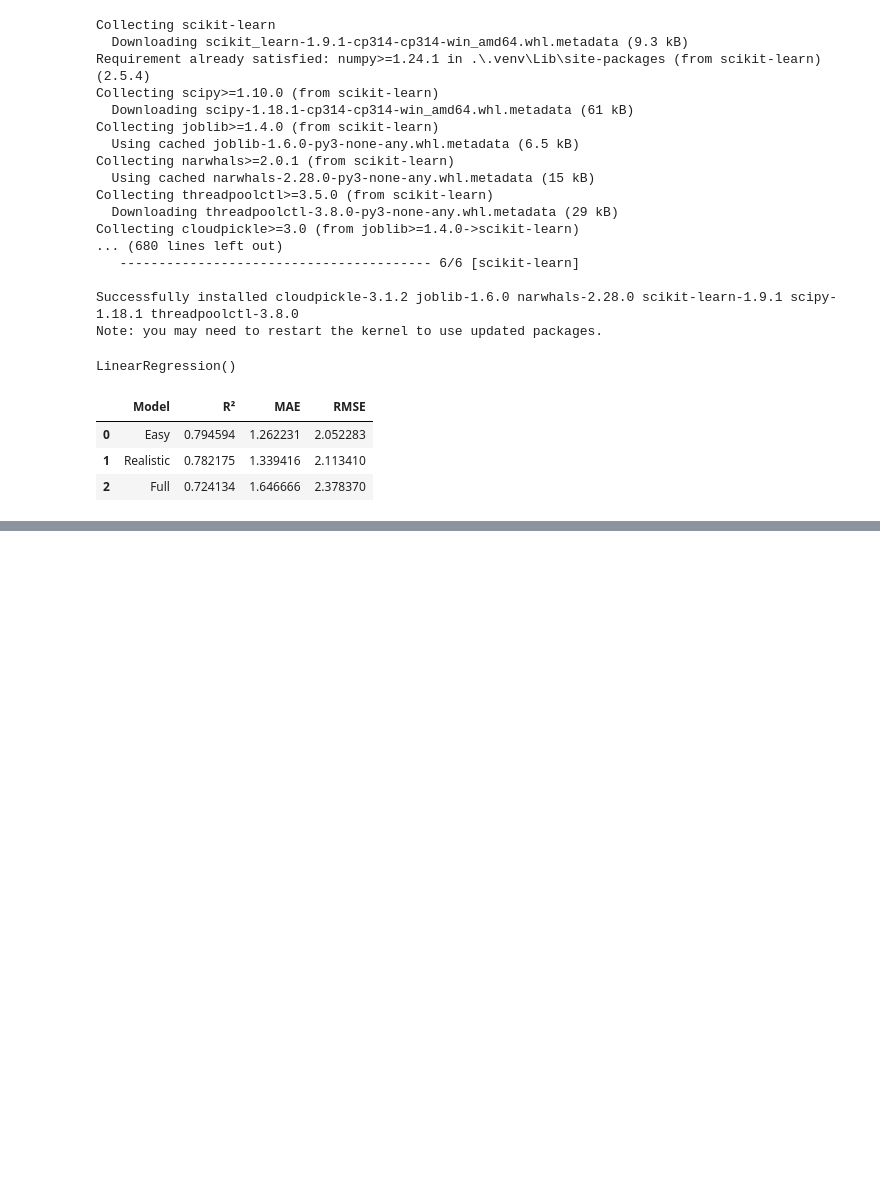
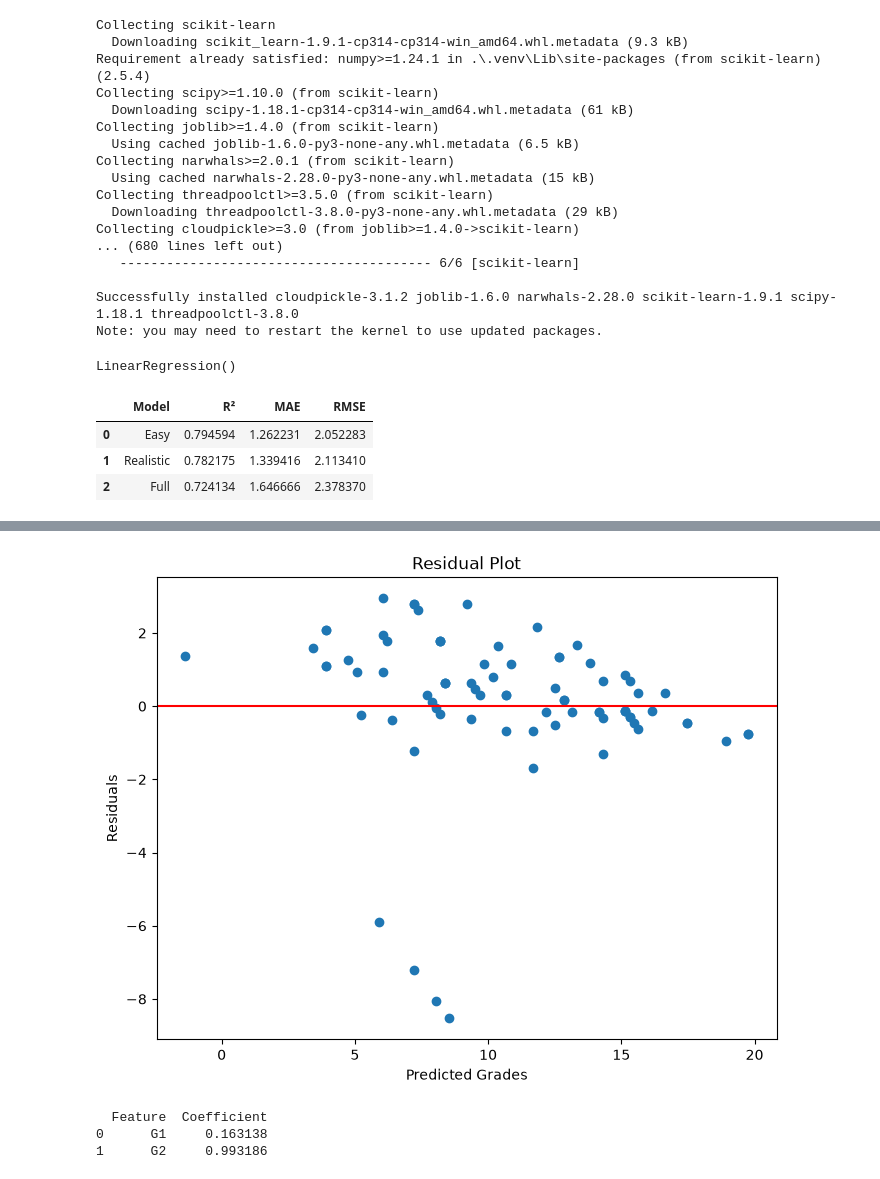
Before and after one commit to Udaykirankota32/Student-Performance-Prediction-System, a Jupyter notebook: 001_data_understanding.ipynb, the cells around one changed output, grey strips where cells are left out. Drawn from its saved outputs; the diff is of its cells as text; code cells hidden in the pictures; blank space fills up the shorter version.

```diff
--- a/001_data_understanding.ipynb
+++ b/001_data_understanding.ipynb
@@ -802,0 +823,13 @@ comparison
+# %%
+#Residual Analysis:For the Prediction errors
+residuals = y_test_easy - y_pred_easy
+
+plt.figure(figsize=(8,6))
+plt.scatter(y_pred_easy, residuals)
+plt.axhline(y=0, color='red')
+plt.xlabel("Predicted Grades")
+plt.ylabel("Residuals")
+plt.title("Residual Plot")
+plt.show()
+# %% [output]
+[figure, added]
@@ -802,0 +838,12 @@ comparison
+# %%
+#Coefficients:
+coefficients = pd.DataFrame({
+    "Feature": easy_features,
+    "Coefficient": lr_easy.coef_
+})
+
+print(coefficients)
+# %% [output]
+  Feature  Coefficient
+0      G1     0.163138
+1      G2     0.993186
```
Also changed, not shown: parts of 5 cells of this notebook.
